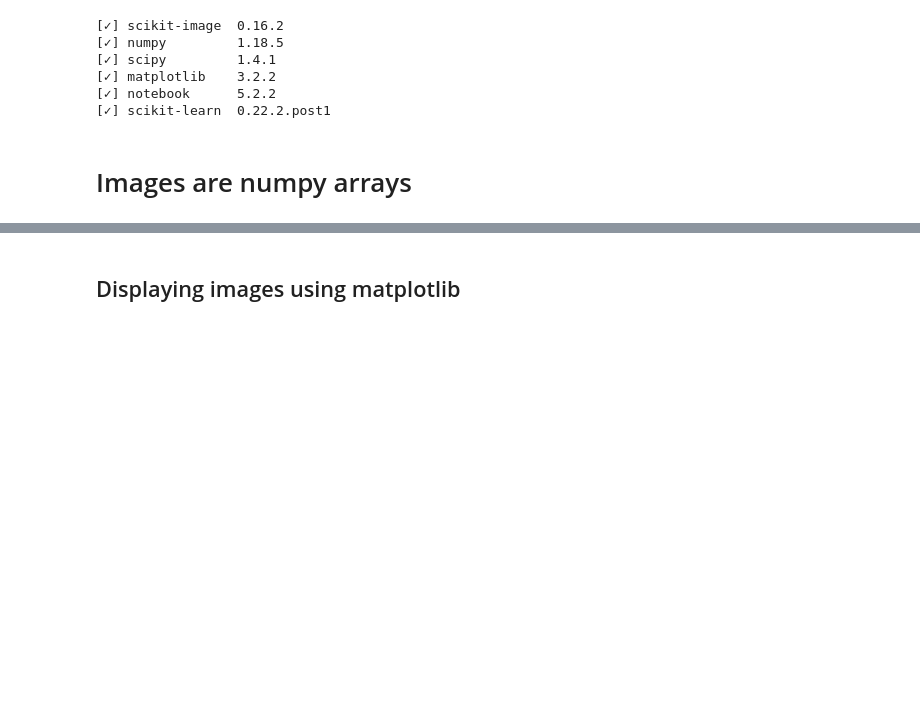
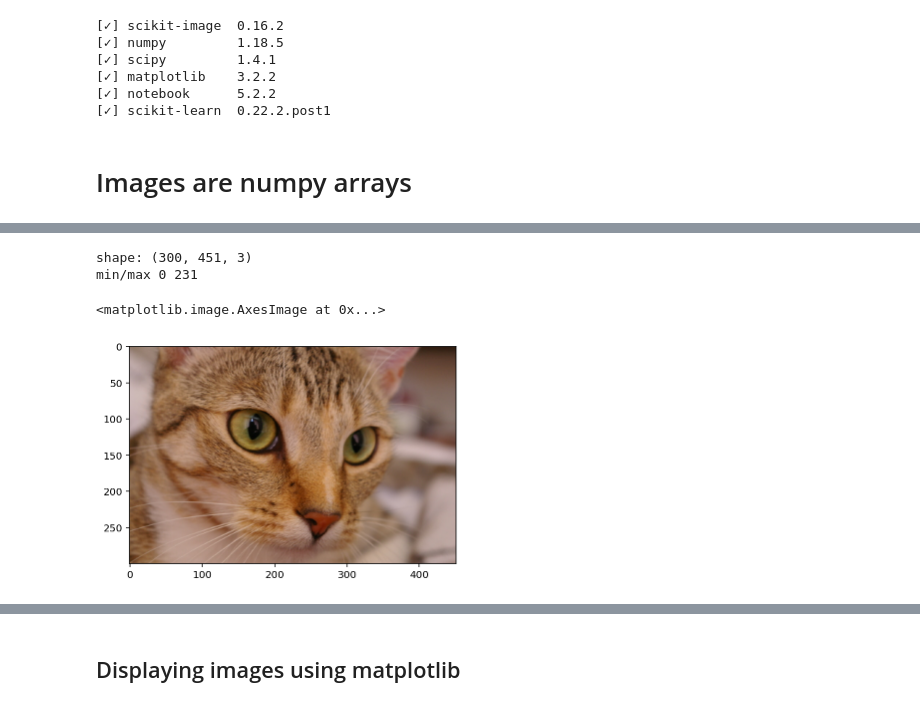
Before and after one commit to jagar2/Summer_2020_MAT-395-495_Scientific-Data-Analysis-and-Computing, a Jupyter notebook: lectures/5_Image_Analysis/MAT495_PreLecture_Image_Analysis.ipynb, the cells around one changed output, grey strips where cells are left out. Saved outputs shown, nothing was run; the diff lists cells and outputs as text; code cells hidden in the pictures; blank space fills up the shorter version.

```diff
--- a/lectures/5_Image_Analysis/MAT495_PreLecture_Image_Analysis.ipynb
+++ b/lectures/5_Image_Analysis/MAT495_PreLecture_Image_Analysis.ipynb
@@ -32,0 +75,11 @@ Your branch is up to date with 'origin/Josh_Branch'.
+# %%
+cat = data.chelsea()
+print("shape:", cat.shape)
+print('min/max', cat.min(), cat.max())
+
+plt.imshow(cat)
+# %% [output]
+shape: (300, 451, 3)
+min/max 0 231
+<matplotlib.image.AxesImage at 0x...>
+[figure, added]
```
Also changed, not shown: parts of 9 cells of this notebook.
